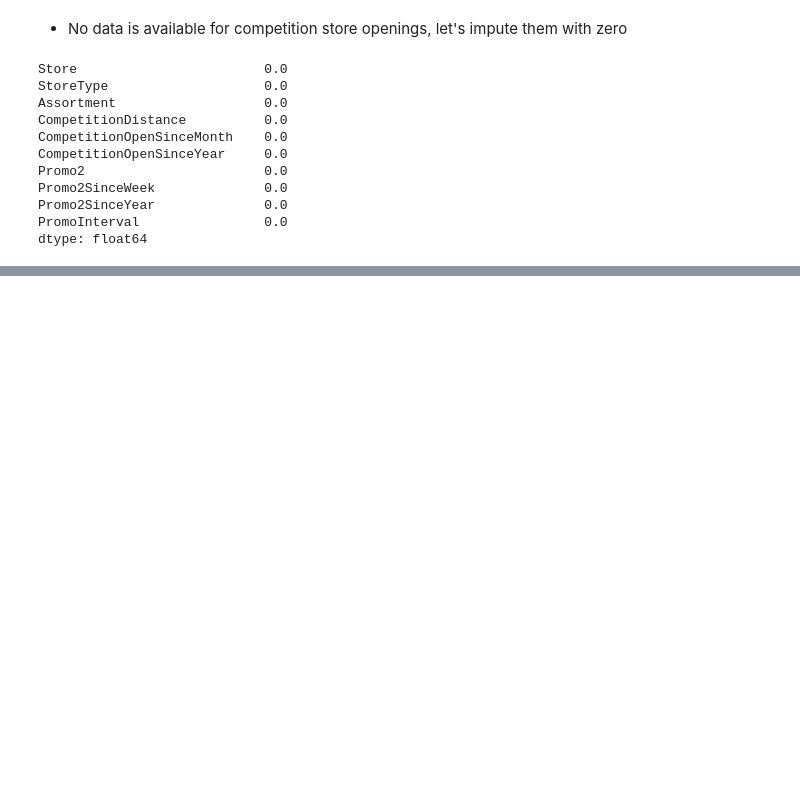
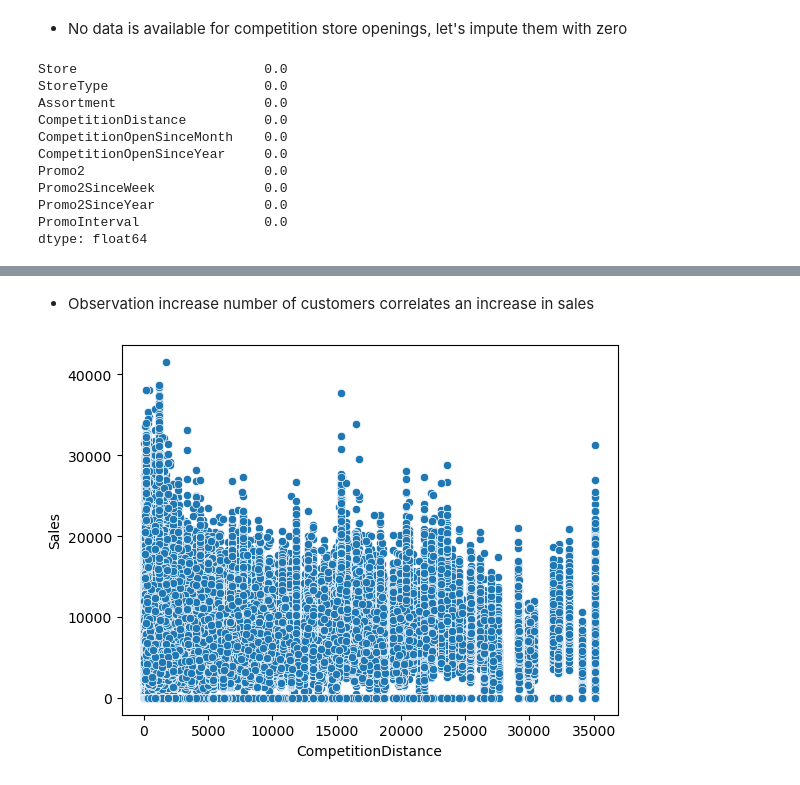
Before and after one commit to SanjayaKumarSahoo/rossmann-drug-timeseries-forecast, a Jupyter notebook: rossmann-drug-timeseries-forecast.ipynb, the cells around one changed output, grey strips where cells are left out. Drawn from its saved outputs; the diff is of its cells as text; code cells hidden in the pictures; blank space fills up the shorter version.

```diff
--- a/rossmann-drug-timeseries-forecast.ipynb
+++ b/rossmann-drug-timeseries-forecast.ipynb
@@ -360,0 +443,8 @@ dtype: float64
+# %% [markdown]
+- Observation increase number of customers correlates an increase in sales
+# %%
+# Boxplots of Customers against Sales
+sns.scatterplot(x = 'CompetitionDistance', y = 'Sales', data = train)
+plt.show()
+# %% [output]
+[figure, added]
```
Also changed, not shown: parts of 22 cells of this notebook.
